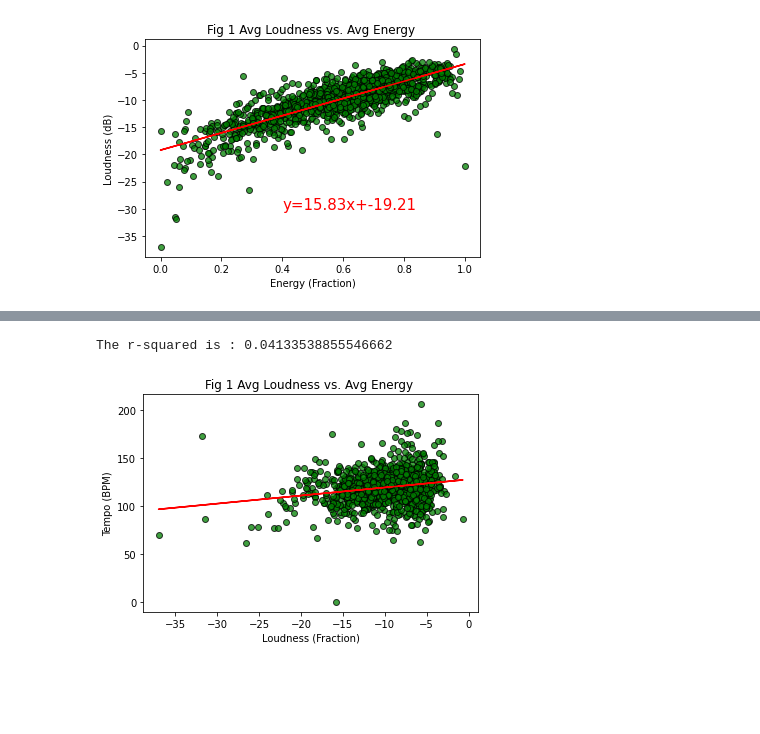
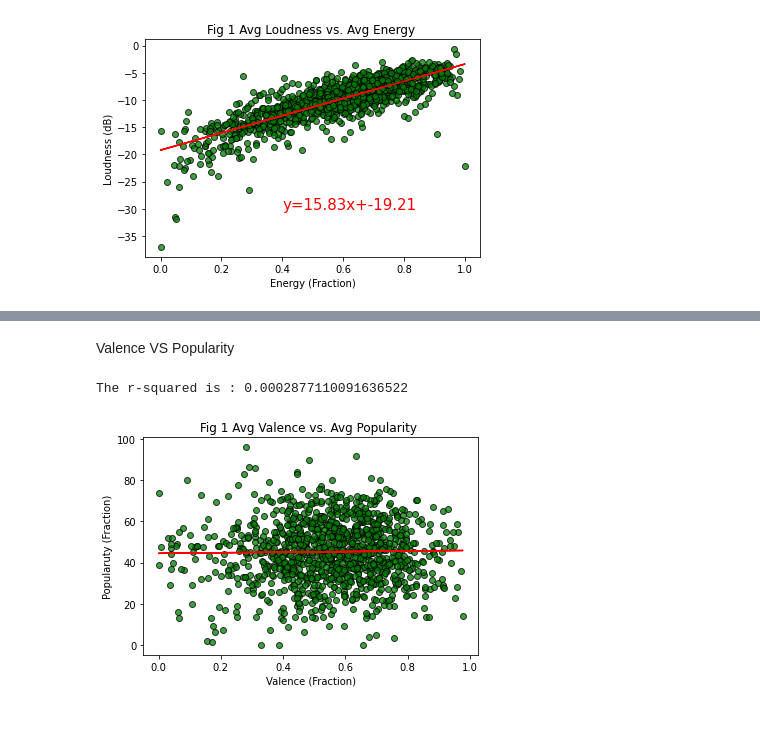
Before and after one commit to LievoisT/DataProject-Spotify, a Jupyter notebook: Chart_Analysis.ipynb, the cells around one changed output, grey strips where cells are left out. Cells and saved outputs as stored; diff of their text form; code cells hidden in the pictures; blank space fills up the shorter version.

Commit message:
Charting Analysis Part

```diff
--- a/Chart_Analysis.ipynb
+++ b/Chart_Analysis.ipynb
@@ -17,0 +26,5 @@ import scipy.stats as st
+# %%
+#reading tracks_df
+tracks_data_file = os.path.join("Trackfile.csv")
+tracks_df= pd.read_csv(tracks_data_file)
+tracks_df.head()
@@ -18,9 +40,12 @@ import scipy.stats as st
 # %%
-grouped_tracks= artist_df.groupby("Artist ID")
+# Grouping by Artist id
+grouped_tracks= tracks_df.groupby("Artist ID")
 
-
+# Aggregating a DataFrame grouped_tracks with feature's means
 audio_analysis = grouped_tracks.agg(Danceability= pd.NamedAgg(column="Danceability", aggfunc="mean"),Energy=pd.NamedAgg(column="Energy", aggfunc="mean"),
                                      Valence=pd.NamedAgg(column="Valence", aggfunc="mean"),Instrumentalness=pd.NamedAgg(column="Instrumentalness", aggfunc="mean"),
-                                   Loudness=pd.NamedAgg(column="Loudness", aggfunc="mean"),Tempo=pd.NamedAgg(column="Tempo", aggfunc="mean"))
+                                   Loudness=pd.NamedAgg(column="Loudness", aggfunc="mean"),Tempo=pd.NamedAgg(column="Tempo", aggfunc="mean"),
+                                   Speechiness=pd.NamedAgg(column="Speechiness", aggfunc="mean"),Popularity=pd.NamedAgg(column="Popularity", aggfunc="mean"))
+
 audio_analysis
 # %% [output]
@@ -124,19 +223,21 @@ The r-squared is : 0.6605830204582631
+# %% [markdown]
+Valence VS Popularity
 # %%
 #Plotting scatter chart, line curve, line equation
-tempo_loudness= regression(audio_analysis["Loudness"], audio_analysis["Tempo"])
-plt.scatter(audio_analysis["Loudness"],audio_analysis["Tempo"], marker="o",facecolor="green", edgecolor="black", alpha= 0.75)
+popularity_valence= regression(audio_analysis["Valence"], audio_analysis["Popularity"])
+plt.scatter(audio_analysis["Valence"],audio_analysis["Popularity"], marker="o",facecolor="green", edgecolor="black", alpha= 0.75)
 # Plotting the regression line
-plt.plot(audio_analysis["Loudness"],tempo_loudness[0],"r-")
+plt.plot(audio_analysis["Valence"],popularity_valence[0],"r-")
 #Printing the line equation
-plt.annotate(tempo_loudness[1],(0.4,-30), fontsize=15, color="red")
-plt.xlabel("Loudness (Fraction)")
-plt.ylabel("Tempo (BPM)")
-plt.title("Fig 1 Avg Loudness vs. Avg Energy ")
+plt.annotate(popularity_valence[1],(0.4,-30), fontsize=15, color="red")
+plt.xlabel("Valence (Fraction)")
+plt.ylabel("Popularuty (Fraction)")
+plt.title("Fig 1 Avg Valence vs. Avg Popularity ")
 #Printing r-squared factor
-print(f"The r-squared is : {tempo_loudness[2]}")
+print(f"The r-squared is : {popularity_valence[2]}")
 #saving plot as "png" file
-plt.savefig("Fig6.png")
+plt.savefig("Fig8.png")
 plt.show()
 # %% [output]
-The r-squared is : 0.04133538855546662
+The r-squared is : 0.0002877110091636522
-[figure, old version]
+[figure, new version]
```
Also changed, not shown: parts of 39 cells of this notebook.
